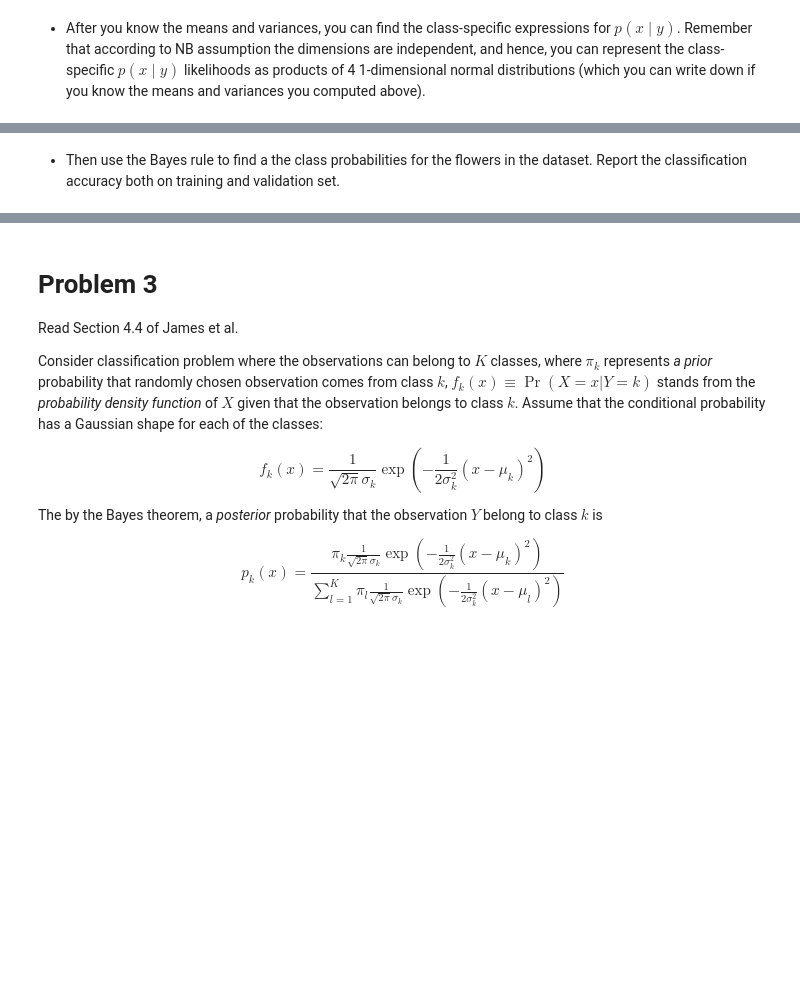
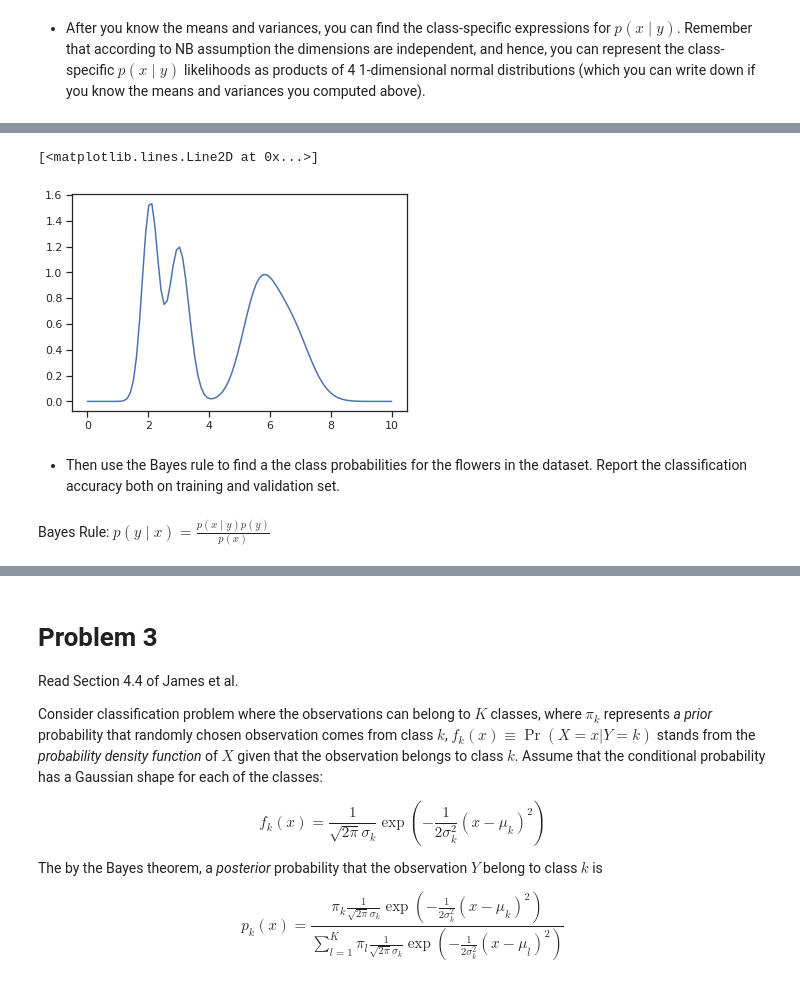
Before and after one commit to MatiasJJ/ATML, a Jupyter notebook: Ex4/Ex4_Matias_Jakub_Madeleine.ipynb, the cells around one changed output, grey strips where cells are left out. Saved outputs shown, nothing was run; the diff lists cells and outputs as text; code cells hidden in the pictures; blank space fills up the shorter version.

```diff
--- a/Ex4/Ex4_Matias_Jakub_Madeleine.ipynb
+++ b/Ex4/Ex4_Matias_Jakub_Madeleine.ipynb
@@ -404,2 +407,11 @@ np.normal()
+# %%
+prodinica = norm.pdf(x,meansinica[0],varsinica[0]) + norm.pdf(x,meansinica[1],varsinica[1]) + norm.pdf(x,meansinica[2],varsinica[2]) + norm.pdf(x,meansinica[3],varsinica[3])
+# %%
+plt.plot(x,prodinica)
+# %% [output]
+[<matplotlib.lines.Line2D at 0x...>]
+[figure, added]
 # %% [markdown]
 * Then use the Bayes rule to find a the class probabilities for the flowers in the dataset. Report the classification accuracy both on training and validation set.
+# %% [markdown]
+Bayes Rule: $p(y \mid x) = \frac{p(x \mid y) p(y)}{p(x)}$
```
Also changed, not shown: parts of 16 cells of this notebook.
